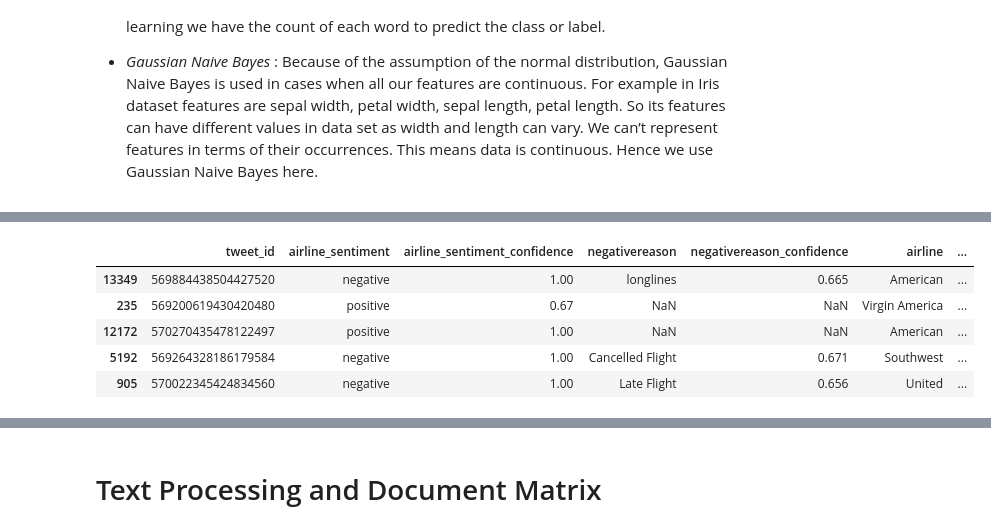
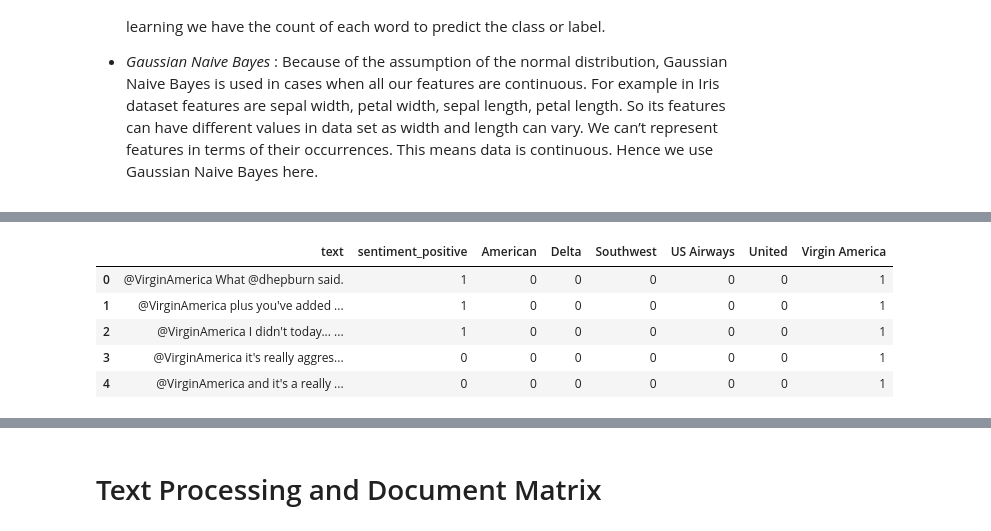
Before and after one commit to raulsainz/DataAnalytics, a Jupyter notebook: twitter-sentiment.ipynb, the cells around one changed output, grey strips where cells are left out. Saved outputs shown, nothing was run; the diff lists cells and outputs as text; code cells hidden in the pictures.

```diff
--- a/twitter-sentiment.ipynb
+++ b/twitter-sentiment.ipynb
@@ -41,4 +41,5 @@ sns.set(rc={'figure.figsize':(10,5)}, font_scale=1.5)
 sns.set_style({'axes.facecolor':'white', 'grid.color': '.8','grid.linestyle': '--'})
 # %%
 #read CSV Data set
-df01 = loadDataSet('Tweets.csv',sample_size=0.3)
+#df01 = loadDataSet('Tweets.csv',sample_size=0.3)
+df_csv = pd.read_csv('datasets/Tweets.csv')
@@ -119,0 +119,2 @@ df01['airline_sentiment'].value_counts().plot(kind='bar')
+# %%
+df_csv["sentiment_positive"] = np.where(df_csv["airline_sentiment"] != 'negative' , 1, 0)
@@ -119,0 +169,7 @@ df01['airline_sentiment'].value_counts().plot(kind='bar')
+# %%
+airline_dummy = pd.get_dummies(df_csv['airline'])
+airline_dummy
+df_csv = df_csv.merge(airline_dummy,left_index=True,right_index=True)
+# %%
+df_csv.drop(['tweet_id','retweet_count','airline_sentiment','airline','airline_sentiment_gold','negativereason_gold','negativereason_confidence','tweet_coord','tweet_created','tweet_location','name','airline_sentiment_confidence','user_timezone','negativereason'], axis='columns', inplace=True)
+df_csv.dtypes
@@ -120,9 +186,9 @@ df01['airline_sentiment'].value_counts().plot(kind='bar')
 # %%
-df01.head()
+df_csv.head()
 # %% [output]
-|  | tweet_id | airline_sentiment | airline_sentiment_confidence | negativereason | negativereason_confidence | airline | ... |
-| 13349 | 569884438504427520 | negative | 1.00 | longlines | 0.665 | American | ... |
-| 235 | 569200619430420480 | positive | 0.67 | NaN | NaN | Virgin America | ... |
-| 12172 | 570270435478122497 | positive | 1.00 | NaN | NaN | American | ... |
-| 5192 | 569264328186179584 | negative | 1.00 | Cancelled Flight | 0.671 | Southwest | ... |
-| 905 | 570022345424834560 | negative | 1.00 | Late Flight | 0.656 | United | ... |
+|  | text | sentiment_positive | American | Delta | Southwest | US Airways | United | Virgin America |
+| 0 | @VirginAmerica What @dhepburn said. | 1 | 0 | 0 | 0 | 0 | 0 | 1 |
+| 1 | @VirginAmerica plus you've added ... | 1 | 0 | 0 | 0 | 0 | 0 | 1 |
+| 2 | @VirginAmerica I didn't today... ... | 1 | 0 | 0 | 0 | 0 | 0 | 1 |
+| 3 | @VirginAmerica it's really aggres... | 0 | 0 | 0 | 0 | 0 | 0 | 1 |
+| 4 | @VirginAmerica and it's a really ... | 0 | 0 | 0 | 0 | 0 | 0 | 1 |
```
Also changed, not shown: parts of 78 cells of this notebook, 26 other files.
